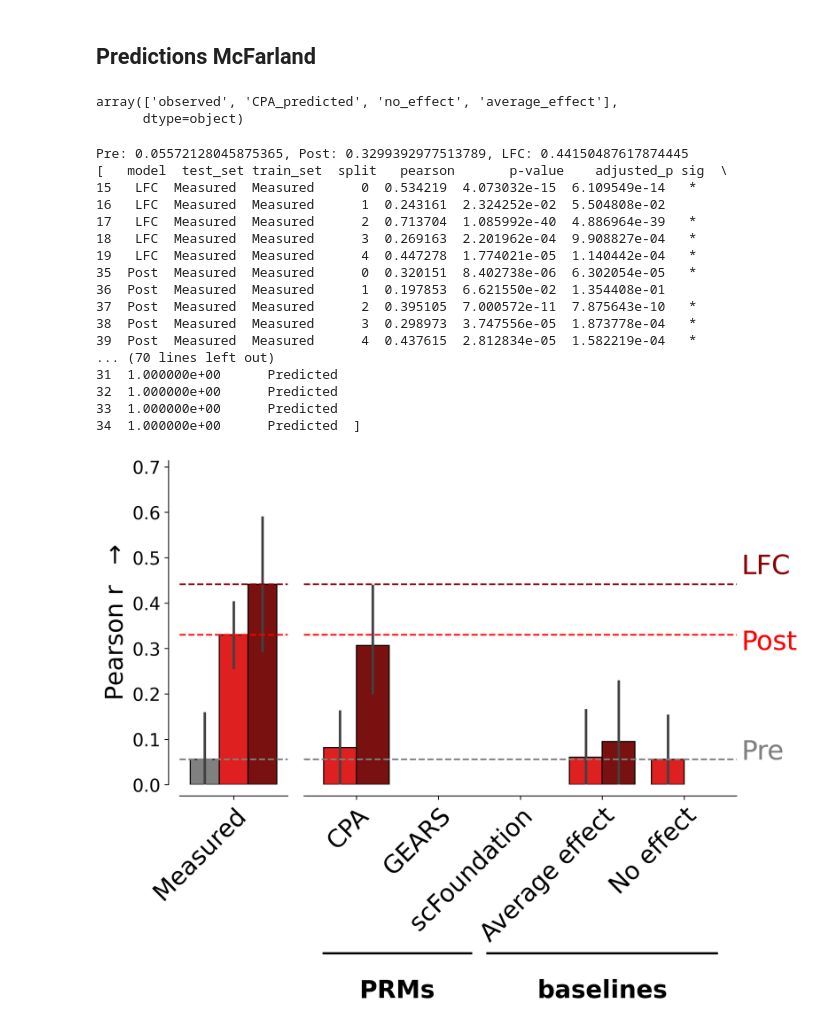
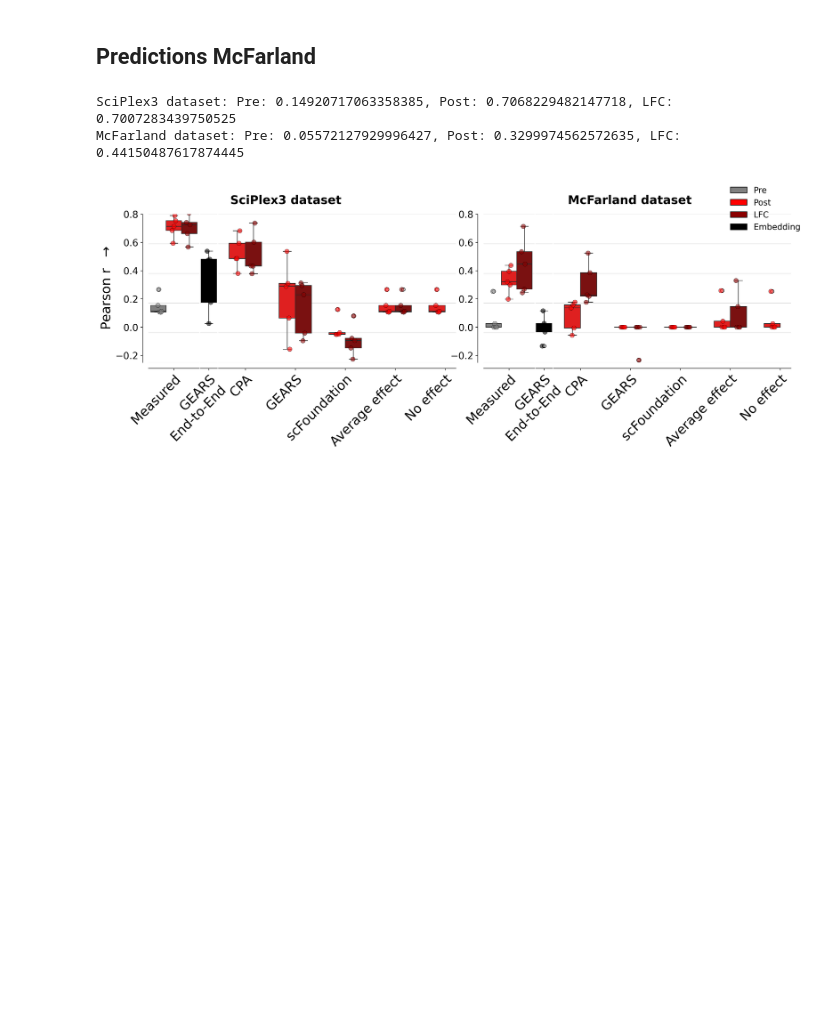
Before and after one commit to NiekBrouwer98/drug-response-prediction-with-PRMs-paper, a Jupyter notebook: scripts/04_predict_drug_response/create_figures_predictions.ipynb, the cells around one changed output. Cells and saved outputs as stored; diff of their text form; code cells hidden in the pictures; blank space fills up the shorter version.

Commit message:
Additional figures

```diff
--- a/scripts/04_predict_drug_response/create_figures_predictions.ipynb
+++ b/scripts/04_predict_drug_response/create_figures_predictions.ipynb
@@ -375,5 +174,0 @@ def plot_sensitvity_predictions(pearson_results, metric='pearson',plot_text=True
-# %%
-fig, ax= plot_sensitvity_predictions(sciplex_pearson_results, metric='pearson', plot_text=True, plot_end_to_end=True, plot_legend=False)
-fig.savefig(os.path.join(figures_dir,'sciplex_predictions_with_predicted_profiles.pdf'), bbox_inches='tight')
-
-plt.show()
@@ -514,14 +674,15 @@ Pre: 14.237516869095817, Post: 29.81556455240666, LFC: 26.70715249662618
 # %% [markdown]
 ## Predictions McFarland
+# %%
+end_to_end_predictions = pd.read_csv(os.path.join(data_dir,'GEARS_end_to_end', 'all_cell_lines_test_fitness.csv'))
+# %%
+end_to_end_predictions = end_to_end_predictions.rename(columns={'test_condition':'test_set','truth':'true', 'fold':'split'}).assign(model='Embedding',train_set='Predicted', test_set='GEARS\nEnd-to-End')
 # %%
 predictions_AUC = pd.read_csv(os.path.join(results_dir, 'mcfarland_CPA_fold_cv_predictions.csv'), index_col=0)
 predictions_AUC['train_set'] = np.where(predictions_AUC['profile_source'] == 'observed', 'Measured', 'Predicted')
 predictions_AUC = predictions_AUC.rename(columns={'profile_source':'test_set'})
+
+predictions_AUC = pd.concat([predictions_AUC, end_to_end_predictions], ignore_index=True)
-# %%
-predictions_AUC['test_set'].unique()
-# %% [output]
-array(['observed', 'CPA_predicted', 'no_effect', 'average_effect'],
-      dtype=object)
 # %%
 mcfarland_pearson_results = compute_pearson(predictions_AUC)
 mcfarland_pearson_results['trained_on'] = np.where(mcfarland_pearson_results['test_set'] == 'Measured', 'Measured', 'Predicted')
@@ -528,24 +692,27 @@ mcfarland_pearson_results['trained_on'] = np.where(mcfarland_pearson_results['te
 # %%
-plot_sensitvity_predictions(mcfarland_pearson_results, metric='pearson', plot_text=True, plot_end_to_end=False, plot_legend=False)
-
-fig.savefig(os.path.join(figures_dir,'mcfarland_predictions_with_predicted_profiles.pdf'), bbox_inches='tight')
+fig, axes = plot_sensitvity_predictions(
+    metric='pearson',
+    plot_text=False,
+    plot_legend=True,
+    datasets=[
+        {
+            'results': sciplex_pearson_results,
+            'label': 'SciPlex3 dataset',
+            'plot_end_to_end': True,
+        },
+        {
+            'results': mcfarland_pearson_results,
+            'label': 'McFarland dataset',
+            'plot_end_to_end': True,
+        },
+    ],
+)
+fig.savefig(
+    os.path.join(figures_dir, 'predictions_with_predicted_profiles_pearson_combined.pdf'),
+    bbox_inches='tight',
+)
 plt.show()
 # %% [output]
-Pre: 0.05572128045875365, Post: 0.3299392977513789, LFC: 0.44150487617874445
-[   model  test_set train_set  split   pearson       p-value    adjusted_p sig  \
-15   LFC  Measured  Measured      0  0.534219  4.073032e-15  6.109549e-14   *
-16   LFC  Measured  Measured      1  0.243161  2.324252e-02  5.504808e-02
-17   LFC  Measured  Measured      2  0.713704  1.085992e-40  4.886964e-39   *
-18   LFC  Measured  Measured      3  0.269163  2.201962e-04  9.908827e-04   *
-19   LFC  Measured  Measured      4  0.447278  1.774021e-05  1.140442e-04   *
-35  Post  Measured  Measured      0  0.320151  8.402738e-06  6.302054e-05   *
-36  Post  Measured  Measured      1  0.197853  6.621550e-02  1.354408e-01
-37  Post  Measured  Measured      2  0.395105  7.000572e-11  7.875643e-10   *
-38  Post  Measured  Measured      3  0.298973  3.747556e-05  1.873778e-04   *
-39  Post  Measured  Measured      4  0.437615  2.812834e-05  1.582219e-04   *
-... (70 lines left out)
-31  1.000000e+00      Predicted
-32  1.000000e+00      Predicted
-33  1.000000e+00      Predicted
-34  1.000000e+00      Predicted  ]
+SciPlex3 dataset: Pre: 0.14920717063358385, Post: 0.7068229482147718, LFC: 0.7007283439750525
+McFarland dataset: Pre: 0.05572127929996427, Post: 0.3299974562572635, LFC: 0.44150487617874445
-[figure, old version]
+[figure, new version]
```
Also changed, not shown: parts of 14 cells of this notebook, 12 other files.
